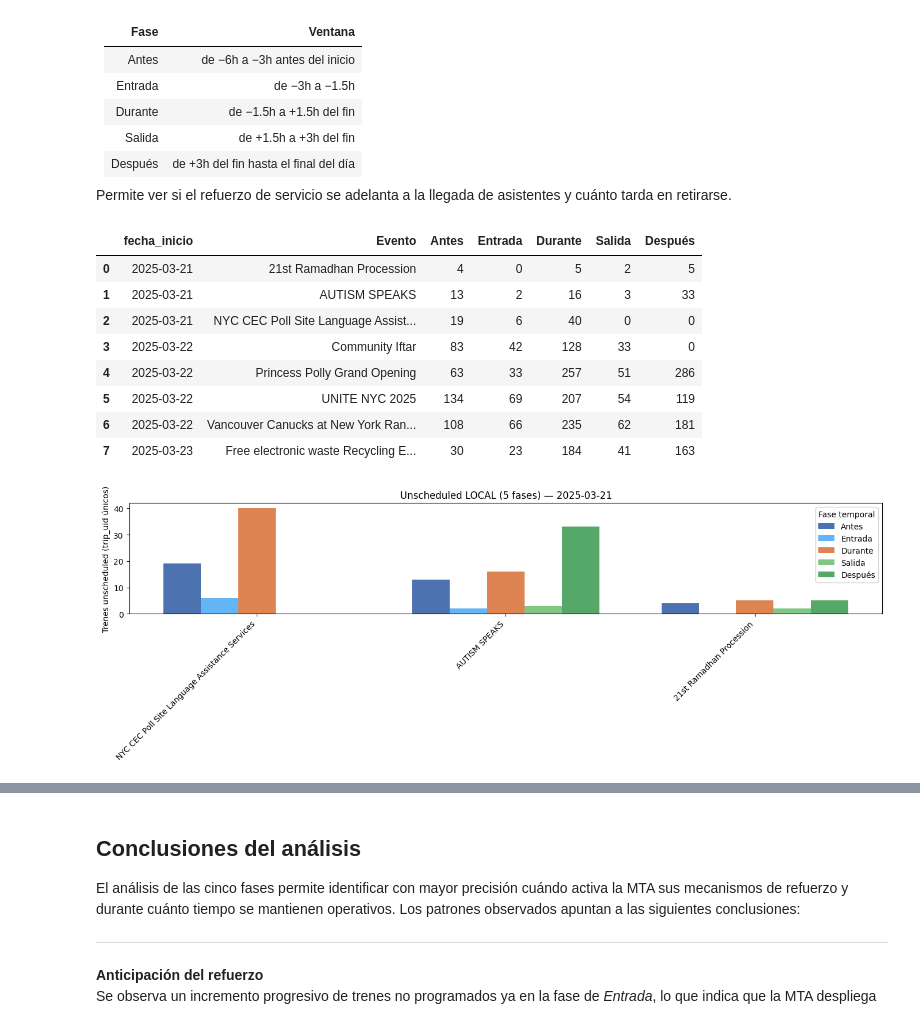
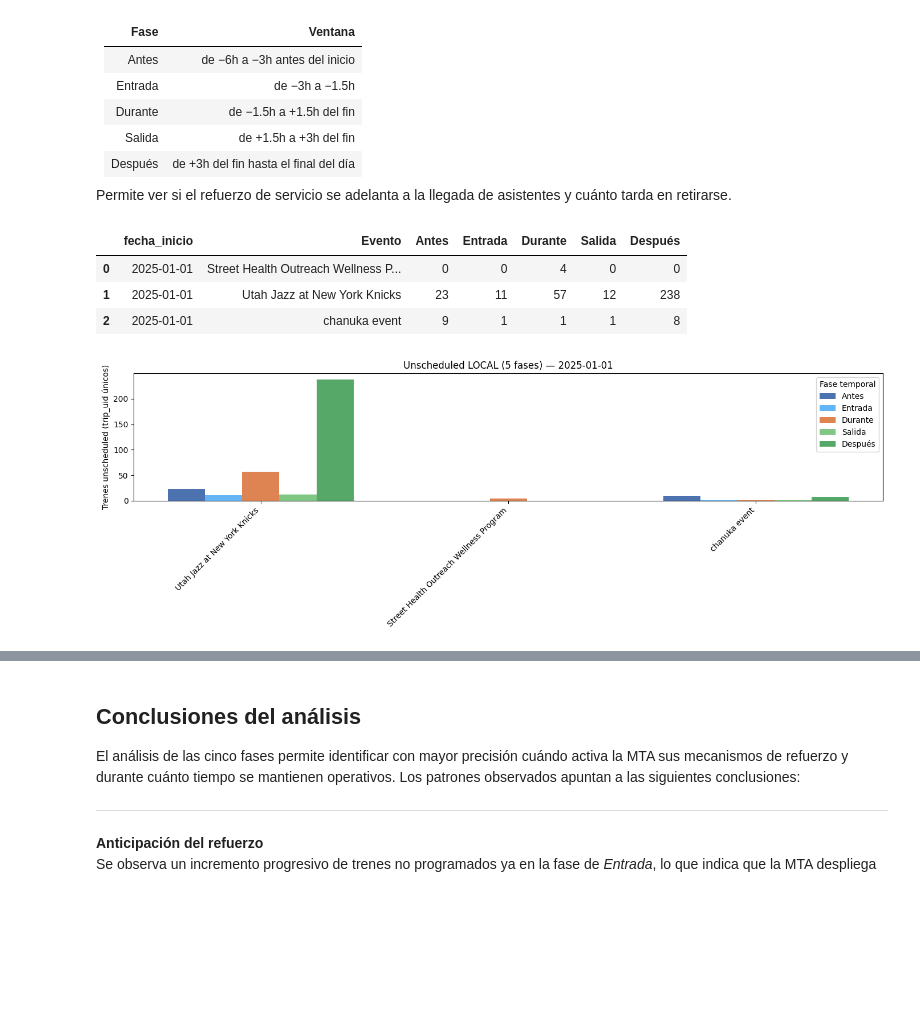
Before and after one commit to UCM-GIDIA-PD1/c2526-R5, a Jupyter notebook: notebooks/analisis_eventos.ipynb, the cells around one changed output, grey strips where cells are left out. Saved outputs shown, nothing was run; the diff lists cells and outputs as text; code cells hidden in the pictures; blank space fills up the shorter version.

```diff
--- a/notebooks/analisis_eventos.ipynb
+++ b/notebooks/analisis_eventos.ipynb
@@ -27,8 +27,8 @@ if secret_key is None:
     raise AssertionError("MINIO_SECRET_KEY no definida.")
 
 # ── Rango de fechas ───────────────────────────────────────────────────────────
-fecha_inicio = "2025-01-26"
-fecha_fin    = "2025-01-25"
+fecha_inicio = "2025-01-01"
+fecha_fin    = "2025-01-01"
 fechas = pd.date_range(fecha_inicio, fecha_fin).strftime("%Y-%m-%d").tolist()
 
 dfs_s, dfs_e = [], []
@@ -527,75 +542,65 @@ Permite ver si el refuerzo de servicio se adelanta a la llegada de asistentes y
 def calcular_5_barras_local():
     rows = []
     for _, ev in eventos_uns.iterrows():
-        fecha   = ev["fecha_inicio"]
-        evento  = ev["nombre_evento"]
-        inicio  = pd.to_timedelta(ev["hora_inicio"])
-        salida  = pd.to_timedelta(ev["hora_salida_estimada"])
+        fecha  = ev['fecha_inicio']
+        evento = ev['nombre_evento']
+        inicio = pd.to_timedelta(ev['hora_inicio'])
+        salida = pd.to_timedelta(ev['hora_salida_estimada'])
 
         stops_evento = (
-            df_e[(df_e["fecha_inicio"] == fecha) & (df_e["nombre_evento"] == evento)]
-            ["stop_id"].dropna().unique().tolist()
+            df_e[(df_e['fecha_inicio'] == fecha) & (df_e['nombre_evento'] == evento)]
+            ['stop_id'].dropna().unique().tolist()
         )
 
-        df_dia = df_u[(df_u["service_date"] == fecha) & (df_u["stop_id"].isin(stops_evento))]
+        df_dia     = df_u[(df_u['service_date'] == fecha) & (df_u['stop_id'].isin(stops_evento))]
+        df_dia_sig = get_df_dia_sig(df_u, fecha, stops=stops_evento)
 
-        antes   = df_dia[(df_dia["td_real"] >= inicio - 4*ventana_uns) & (df_dia["td_real"] < inicio - 2*ventana_uns)]
-        entrada = df_dia[(df_dia["td_real"] >= inicio - 2*ventana_uns) & (df_dia["td_real"] < inicio - ventana_uns)]
-        durante = df_dia[(df_dia["td_real"] >= inicio - ventana_uns)   & (df_dia["td_real"] <= salida + ventana_uns)]
-        salida_w= df_dia[(df_dia["td_real"] >  salida + ventana_uns)   & (df_dia["td_real"] <= salida + 2*ventana_uns)]
-        despues = df_dia[df_dia["td_real"] >  salida + 2*ventana_uns]
+        def _f(t0, t1):
+            return filtrar_circular(df_dia, df_dia_sig, t0, t1)['trip_uid'].nunique()
 
         rows.append({
-            "fecha_inicio": fecha, "Evento": evento,
-            "Antes":   antes["trip_uid"].nunique(),
-            "Entrada": entrada["trip_uid"].nunique(),
-            "Durante": durante["trip_uid"].nunique(),
-            "Salida":  salida_w["trip_uid"].nunique(),
-            "Después": despues["trip_uid"].nunique(),
+            'fecha_inicio': fecha, 'Evento': evento,
+            'Antes':   _f(inicio - 4*ventana_uns, inicio - 2*ventana_uns),
+            'Entrada': _f(inicio - 2*ventana_uns, inicio - ventana_uns),
+            'Durante': _f(inicio - ventana_uns,   salida + ventana_uns),
+            'Salida':  _f(salida + ventana_uns,   salida + 2*ventana_uns),
+            'Después': _f(salida + 2*ventana_uns, salida + 4*ventana_uns),
         })
     return pd.DataFrame(rows)
 
 def plot_5_barras(df, titulo, orden_eventos):
     colores = {
-        "Antes":   "#4C72B0",
-        "Entrada": "#64B5F6",
-        "Durante": "#DD8452",
-        "Salida":  "#81C784",
-        "Después": "#55A868",
+        'Antes':   '#4C72B0', 'Entrada': '#64B5F6',
+        'Durante': '#DD8452', 'Salida':  '#81C784', 'Después': '#55A868',
     }
-    for fecha, sub in df.groupby("fecha_inicio"):
-        orden = orden_eventos.get(fecha, sub["Evento"].tolist())
-        sub   = sub.set_index("Evento").reindex(orden).reset_index()
+    for fecha, sub in df.groupby('fecha_inicio'):
+        orden = orden_eventos.get(fecha, sub['Evento'].tolist())
+        sub   = sub.set_index('Evento').reindex(orden).reset_index()
         x     = range(len(sub))
         width = 0.15
         plt.figure(figsize=(14, 5))
         offsets = [-2, -1, 0, 1, 2]
-        for fase, offset in zip(["Antes", "Entrada", "Durante", "Salida", "Después"], offsets):
+        for fase, offset in zip(['Antes', 'Entrada', 'Durante', 'Salida', 'Después'], offsets):
             plt.bar([i + offset*width for i in x], sub[fase], width, color=colores[fase], label=fase)
-        plt.xticks(list(x), sub["Evento"], rotation=45, ha="right")
-        plt.ylabel("Trenes unscheduled (trip_uid únicos)")
-        plt.title(f"{titulo} — {fecha}")
-        plt.legend(title="Fase temporal")
+        plt.xticks(list(x), sub['Evento'], rotation=45, ha='right')
+        plt.ylabel('Trenes unscheduled (trip_uid únicos)')
+        plt.title(f'{titulo} — {fecha}')
+        plt.legend(title='Fase temporal')
         plt.tight_layout()
         plt.show()
 
 df_local_5 = calcular_5_barras_local()
 display(df_local_5)
 
 orden_eventos = (
-    df_local_5.sort_values(["fecha_inicio", "Durante"], ascending=[True, False])
-    .groupby("fecha_inicio")["Evento"].apply(list).to_dict()
+    df_local_5.sort_values(['fecha_inicio', 'Durante'], ascending=[True, False])
+    .groupby('fecha_inicio')['Evento'].apply(list).to_dict()
 )
 
-plot_5_barras(df_local_5, "Unscheduled LOCAL (5 fases)", orden_eventos)
+plot_5_barras(df_local_5, 'Unscheduled LOCAL (5 fases)', orden_eventos)
 # %% [output]
 |  | fecha_inicio | Evento | Antes | Entrada | Durante | Salida | Después |
-| 0 | 2025-03-21 | 21st Ramadhan Procession | 4 | 0 | 5 | 2 | 5 |
-| 1 | 2025-03-21 | AUTISM SPEAKS | 13 | 2 | 16 | 3 | 33 |
-| 2 | 2025-03-21 | NYC CEC Poll Site Language Assist... | 19 | 6 | 40 | 0 | 0 |
-| 3 | 2025-03-22 | Community Iftar | 83 | 42 | 128 | 33 | 0 |
-| 4 | 2025-03-22 | Princess Polly Grand Opening | 63 | 33 | 257 | 51 | 286 |
-| 5 | 2025-03-22 | UNITE NYC 2025 | 134 | 69 | 207 | 54 | 119 |
-| 6 | 2025-03-22 | Vancouver Canucks at New York Ran... | 108 | 66 | 235 | 62 | 181 |
-| 7 | 2025-03-23 | Free electronic waste Recycling E... | 30 | 23 | 184 | 41 | 163 |
+| 0 | 2025-01-01 | Street Health Outreach Wellness P... | 0 | 0 | 4 | 0 | 0 |
+| 1 | 2025-01-01 | Utah Jazz at New York Knicks | 23 | 11 | 57 | 12 | 238 |
+| 2 | 2025-01-01 | chanuka event | 9 | 1 | 1 | 1 | 8 |
-[figure, old version]
+[figure, new version]
```
Also changed, not shown: parts of 20 cells of this notebook.
